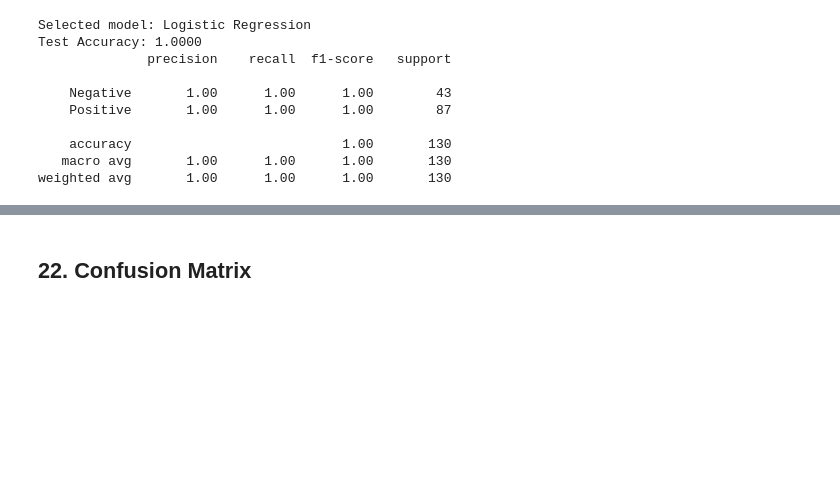
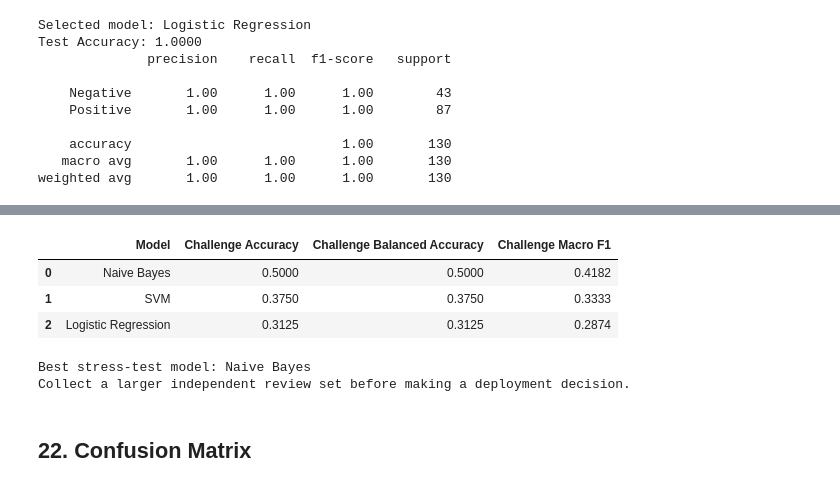
Before and after one commit to Niranjana2599/AI-Commerce-Analytics-Platform, a Jupyter notebook: notebooks/09_Customer_Review_NLP.ipynb, the cells around one changed output, grey strips where cells are left out. Saved outputs shown, nothing was run; the diff lists cells and outputs as text; code cells hidden in the pictures; blank space fills up the shorter version.

```diff
--- a/notebooks/09_Customer_Review_NLP.ipynb
+++ b/notebooks/09_Customer_Review_NLP.ipynb
@@ -352,3 +471,53 @@ display(comparison)
+# %%
+challenge_reviews = pd.DataFrame([
+    ("The product looks great, but it stopped working after two days.", "Negative"),
+    ("Delivery was fast; unfortunately the item inside was damaged.", "Negative"),
+    ("I wanted to love it, but the quality does not justify the price.", "Negative"),
+    ("Not as reliable as the description suggested.", "Negative"),
+    ("The replacement arrived, although the original order was a disaster.", "Negative"),
+    ("It is not terrible, but I would not recommend buying it.", "Negative"),
+    ("The packaging was beautiful while the product itself was unusable.", "Negative"),
+    ("Support replied quickly but never solved the problem.", "Negative"),
+    ("I expected very little and was pleasantly surprised by the quality.", "Positive"),
+    ("The box was damaged, but the product works perfectly.", "Positive"),
+    ("It took a while to arrive, yet it was worth the wait.", "Positive"),
+    ("Not the cheapest option, though the build quality is excellent.", "Positive"),
+    ("I was worried by the reviews, but mine has worked without an issue.", "Positive"),
+    ("The color differs slightly from the photo; otherwise I am very happy.", "Positive"),
+    ("Customer service fixed the initial mistake immediately.", "Positive"),
+    ("After a week of use, it has exceeded my expectations.", "Positive"),
+], columns=["Review", "Sentiment"])
+
+challenge_reviews["clean_text"] = challenge_reviews["Review"].apply(clean_review)
+challenge_rows = []
+for name, model in models.items():
+    pred = model.predict(challenge_reviews["clean_text"])
+    challenge_rows.append({
+        "Model": name,
+        "Challenge Accuracy": accuracy_score(challenge_reviews["Sentiment"], pred),
+        "Challenge Balanced Accuracy": balanced_accuracy_score(challenge_reviews["Sentiment"], pred),
+        "Challenge Macro F1": f1_score(challenge_reviews["Sentiment"], pred, average="macro"),
+    })
+
+challenge_comparison = pd.DataFrame(challenge_rows).sort_values(
+    "Challenge Macro F1", ascending=False
+).reset_index(drop=True)
+display(challenge_comparison.style.format({
+    "Challenge Accuracy": "{:.4f}",
+    "Challenge Balanced Accuracy": "{:.4f}",
+    "Challenge Macro F1": "{:.4f}",
+}))
+
+best_challenge_model = challenge_comparison.iloc[0]["Model"]
+print(f"Best stress-test model: {best_challenge_model}")
+print("Collect a larger independent review set before making a deployment decision.")
+# %% [output]
+|  | Model | Challenge Accuracy | Challenge Balanced Accuracy | Challenge Macro F1 |
+| 0 | Naive Bayes | 0.5000 | 0.5000 | 0.4182 |
+| 1 | SVM | 0.3750 | 0.3750 | 0.3333 |
+| 2 | Logistic Regression | 0.3125 | 0.3125 | 0.2874 |
+Best stress-test model: Naive Bayes
+Collect a larger independent review set before making a deployment decision.
 # %% [markdown]
 ## 22. Confusion Matrix
 # %%
```
Also changed, not shown: parts of 14 cells of this notebook, 1 other file.
